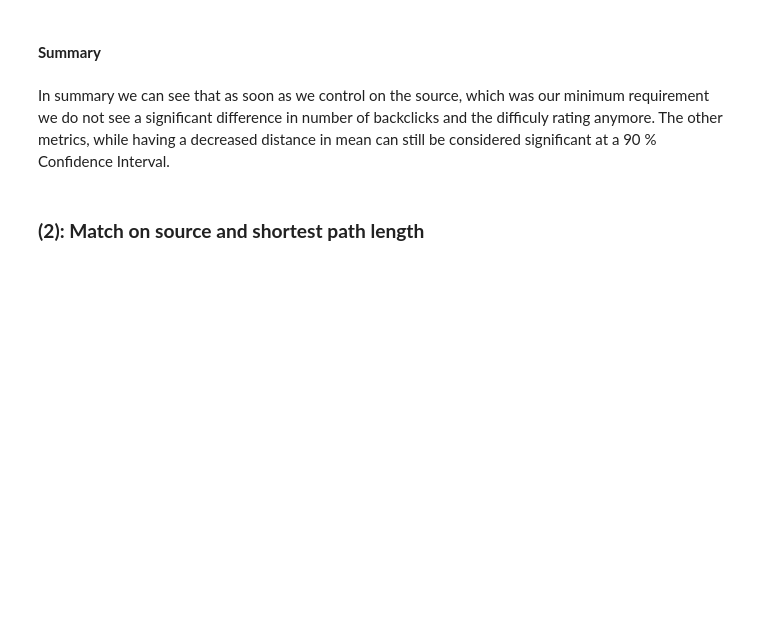
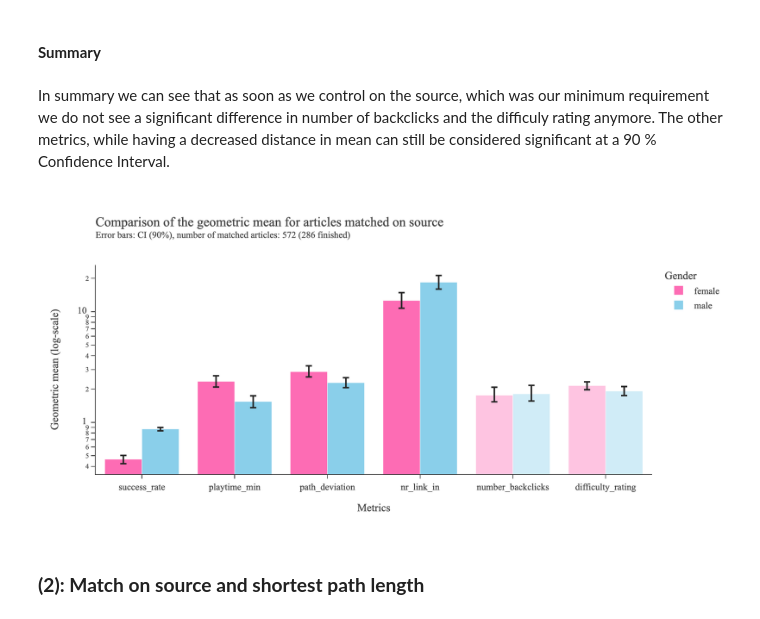
Before and after one commit to epfl-ada/ada-2022-project-metadata, a Jupyter notebook: project.ipynb, the cells around one changed output. Saved outputs shown, nothing was run; the diff lists cells and outputs as text; code cells hidden in the pictures; blank space fills up the shorter version.

```diff
--- a/project.ipynb
+++ b/project.ipynb
@@ -1032,6 +1037,10 @@ male: 90.0% confidence interval of the geometric mean of difficulty_rating: [1.7
 In summary we can see that as soon as we control on the source, which was our minimum requirement we do not see a significant difference in number of backclicks and the difficuly rating anymore. The other metrics, while having a decreased distance in mean can still be considered significant at a 90 % Confidence Interval.
 # %%
 summary_figure(src_match_summary, f"{len(src_match)} ({len(fin_src_match)} finished)", "source", "src_match", opacity = [1,1,1,1,0.4, 0.4])
+# %%
+Image(filename="images/smry_source.png") #needed to display image
+# %% [output]
+[figure, added]
 # %% [markdown]
 ### **(2): Match on source and shortest path length**
 # %% [markdown]
```
Also changed, not shown: parts of 41 cells of this notebook, 10 other files.
